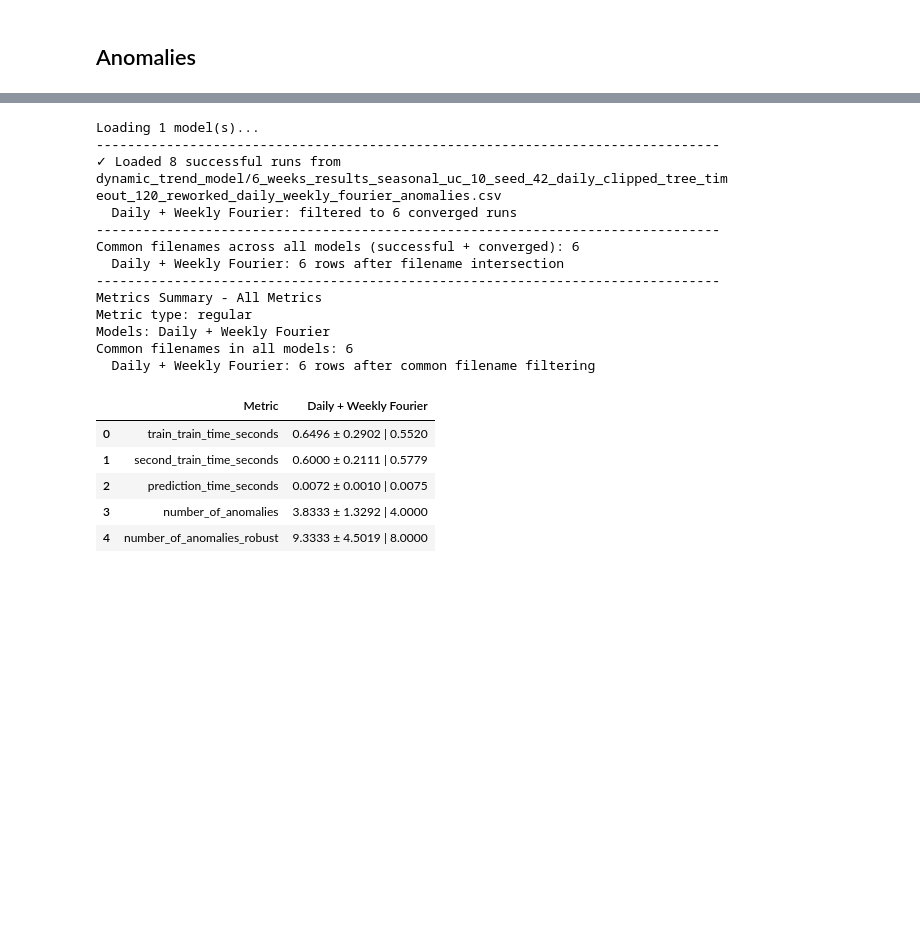
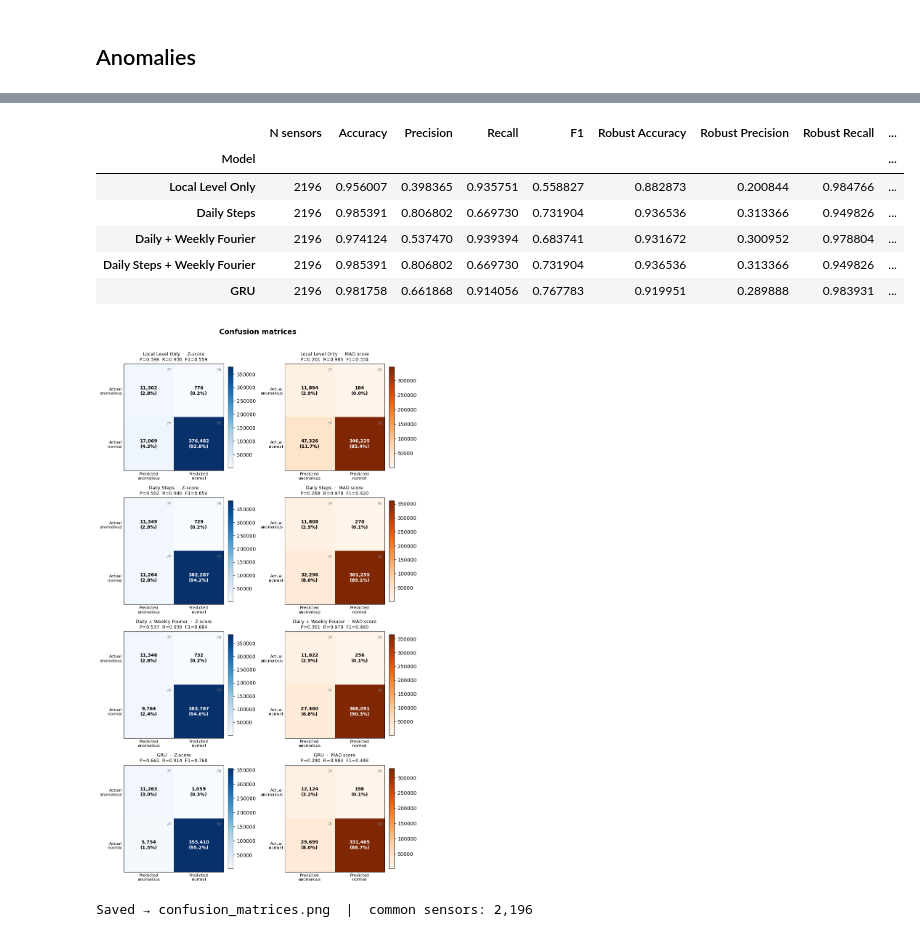
Before and after one commit to andres-cerny/master_thesis, a Jupyter notebook: compare_models_final.ipynb, the cells around one changed output, grey strips where cells are left out. Drawn from its saved outputs; the diff is of its cells as text; code cells hidden in the pictures; blank space fills up the shorter version.

Commit message:
run one step ahead prediction for anomaly detetction

```diff
--- a/compare_models_final.ipynb
+++ b/compare_models_final.ipynb
@@ -1039,0 +1132,13 @@ Common filenames across all models (successful + converged): 19401
+# %%
+csv_files = ['./dynamic_trend_model/6_weeks_results_seasonal_uc_1000_seed_42_daily_clipped_tree_timeout_120_reworked_test.csv',
+             './dynamic_trend_model/6_weeks_results_seasonal_uc_1000_seed_42_daily_clipped_tree_timeout_120_reworked_daily_steps_test.csv',
+             './dynamic_trend_model/6_weeks_results_seasonal_uc_1000_seed_42_daily_clipped_tree_timeout_120_reworked_daily_weekly_fourier_test.csv',
+             './dynamic_trend_model/6_weeks_results_seasonal_uc_1000_seed_42_daily_clipped_tree_timeout_120_reworked_daily_steps_weekly_fourier_test.csv',
+             './gru_predictor/6_weeks_results_gru_1000_seed_42_epochs_5_ws_5_sliding_window_test.csv']
+
+model_names = ['Local Level Only', 'Daily Seasonal', "Daily + Weekly Fourier", "Daily Steps + Weekly Fourier", "GRU"]
+
+# 2. Compute summary statistics
+summary = compute_metrics_summary(csv_files, model_names=model_names, unresampled=True, only_converged=True, exclude_high_mae=False)
+table = display_metrics(summary, show_all=True)
+display(table)
@@ -1230,29 +1539,31 @@ Name: metric_pred_f1, dtype: float64
 # %%
-csv_files_anomaly = ['dynamic_trend_model/6_weeks_results_seasonal_uc_10_seed_42_daily_clipped_tree_timeout_120_reworked_daily_weekly_fourier_anomalies.csv']
+csv_files_anomaly = ['dynamic_trend_model/6_weeks_results_seasonal_uc_1000_seed_42_daily_clipped_tree_timeout_120_reworked_anomalies_test.csv',
+                     'dynamic_trend_model/6_weeks_results_seasonal_uc_1000_seed_42_daily_clipped_tree_timeout_120_reworked_daily_steps_anomalies_test.csv',
+                     'dynamic_trend_model/6_weeks_results_seasonal_uc_1000_seed_42_daily_clipped_tree_timeout_120_reworked_daily_weekly_fourier_anomalies_test.csv',
+                     'dynamic_trend_model/6_weeks_results_seasonal_uc_1000_seed_42_daily_clipped_tree_timeout_120_reworked_daily_steps_anomalies_test.csv',
+                     'gru_predictor/6_weeks_results_gru_1000_seed_42_epochs_5_ws_5_sliding_window_anomalies_test.csv'
+                     ]
 
-model_names_anomaly = ["Daily + Weekly Fourier"]
+model_names_anomaly = ["Local Level Only", "Daily Steps", "Daily + Weekly Fourier","Daily Steps + Weekly Fourier", "GRU"]
 
 # 2. Compute summary statistics
-summary = compute_metrics_summary(csv_files_anomaly, model_names=model_names_anomaly, unresampled=False, only_converged=True, exclude_high_mae=False)
-table = display_metrics(summary, show_all=True)
-display(table)
+summary = compute_metrics_summary_anomaly(csv_files_anomaly, model_names=model_names_anomaly, only_converged=True)
+#table = display_metrics(summary, show_all=True)
+display(summary)
 # %% [output]
-Loading 1 model(s)...
---------------------------------------------------------------------------------
-✓ Loaded 8 successful runs from dynamic_trend_model/6_weeks_results_seasonal_uc_10_seed_42_daily_clipped_tree_timeout_120_reworked_daily_weekly_fourier_anomalies.csv
-  Daily + Weekly Fourier: filtered to 6 converged runs
---------------------------------------------------------------------------------
-Common filenames across all models (successful + converged): 6
-  Daily + Weekly Fourier: 6 rows after filename intersection
---------------------------------------------------------------------------------
-Metrics Summary - All Metrics
-Metric type: regular
-Models: Daily + Weekly Fourier
-Common filenames in all models: 6
-  Daily + Weekly Fourier: 6 rows after common filename filtering
-|  | Metric | Daily + Weekly Fourier |
-| 0 | train_train_time_seconds | 0.6496 ± 0.2902 | 0.5520 |
-| 1 | second_train_time_seconds | 0.6000 ± 0.2111 | 0.5779 |
-| 2 | prediction_time_seconds | 0.0072 ± 0.0010 | 0.0075 |
-| 3 | number_of_anomalies | 3.8333 ± 1.3292 | 4.0000 |
-| 4 | number_of_anomalies_robust | 9.3333 ± 4.5019 | 8.0000 |
+|  | N sensors | Accuracy | Precision | Recall | F1 | Robust Accuracy | Robust Precision | Robust Recall | ... |
+| Model |  |  |  |  |  |  |  |  | ... |
+| Local Level Only | 2196 | 0.956007 | 0.398365 | 0.935751 | 0.558827 | 0.882873 | 0.200844 | 0.984766 | ... |
+| Daily Steps | 2196 | 0.985391 | 0.806802 | 0.669730 | 0.731904 | 0.936536 | 0.313366 | 0.949826 | ... |
+| Daily + Weekly Fourier | 2196 | 0.974124 | 0.537470 | 0.939394 | 0.683741 | 0.931672 | 0.300952 | 0.978804 | ... |
+| Daily Steps + Weekly Fourier | 2196 | 0.985391 | 0.806802 | 0.669730 | 0.731904 | 0.936536 | 0.313366 | 0.949826 | ... |
+| GRU | 2196 | 0.981758 | 0.661868 | 0.914056 | 0.767783 | 0.919951 | 0.289888 | 0.983931 | ... |
+# %%
+plot_confusion_matrices(
+    csv_files=csv_files_anomaly,
+    model_names=model_names_anomaly,
+    only_converged=True,
+)
+# %% [output]
+[figure, added]
+Saved → confusion_matrices.png  |  common sensors: 2,196
```
Also changed, not shown: parts of 19 cells of this notebook, 8 other files.
